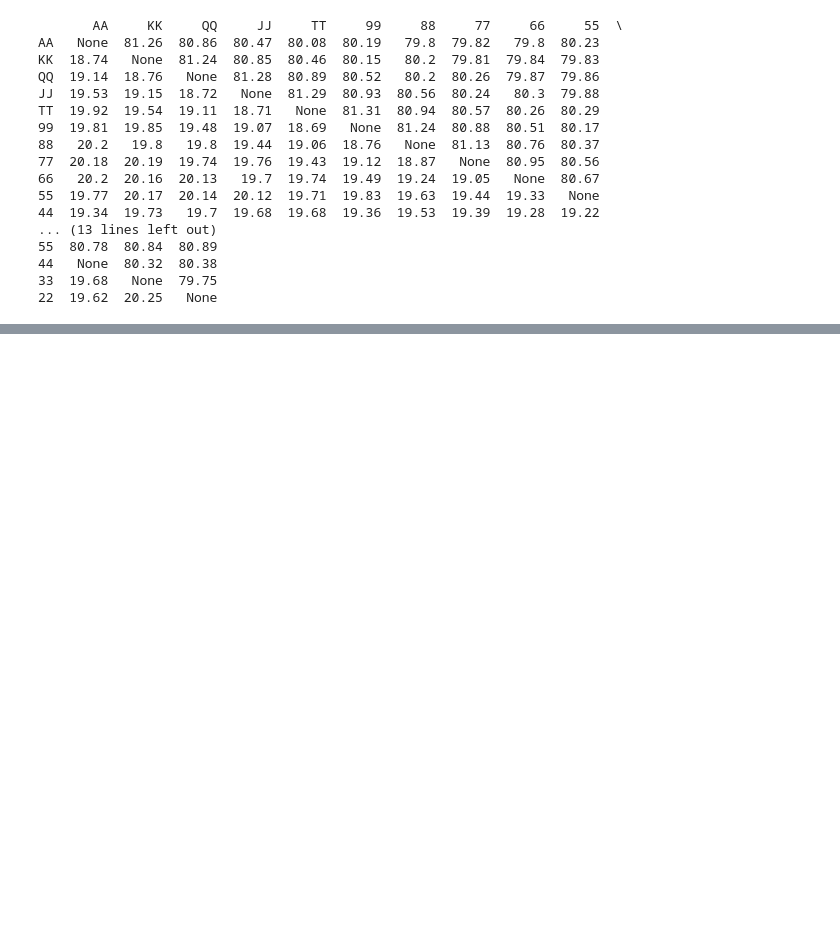
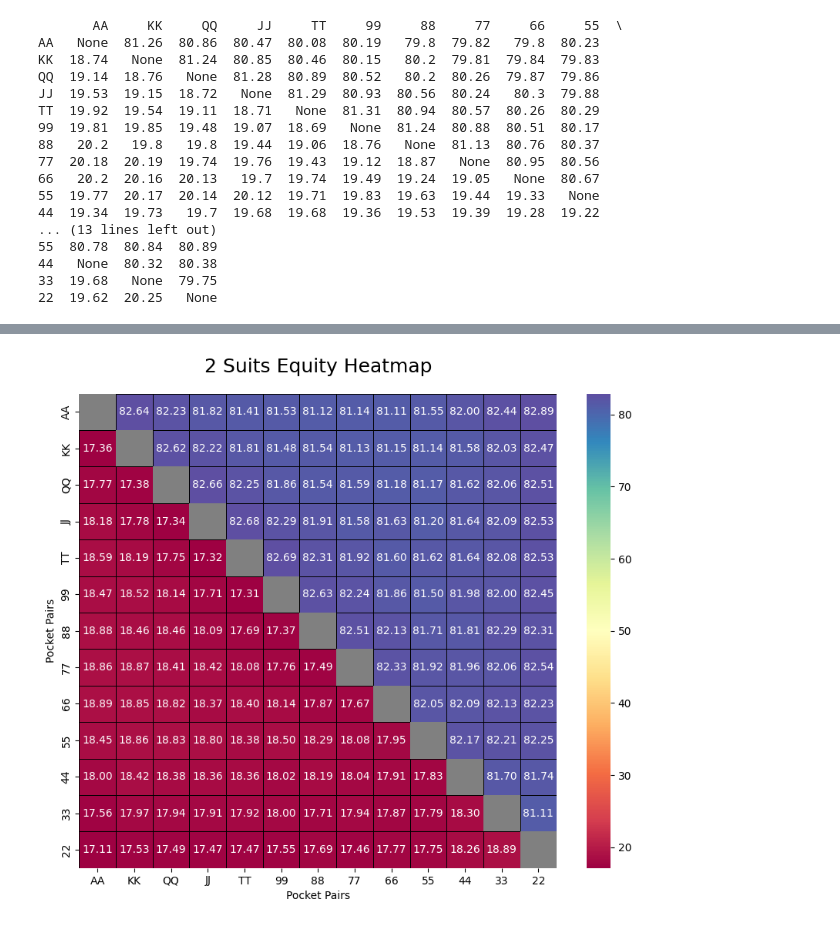
Before and after one commit to VideoPac/hello-world, a Jupyter notebook: SparringGrinder.ipynb, the cells around one changed output, grey strips where cells are left out. Saved outputs shown, nothing was run; the diff lists cells and outputs as text; code cells hidden in the pictures; blank space fills up the shorter version.

```diff
--- a/SparringGrinder.ipynb
+++ b/SparringGrinder.ipynb
@@ -393,0 +854,31 @@ foursuits_df = equity_diff_suit_df.copy()
+# %%
+import pandas as pd
+import numpy as np
+import seaborn as sns
+import matplotlib.pyplot as plt
+
+# Assurer que le DataFrame ne contient pas de valeurs None
+twosuits_df = twosuits_df.applymap(lambda x: np.nan if x is None else x)
+
+# Déterminer les valeurs minimales et maximales du DataFrame
+min_value = twosuits_df.min().min()
+max_value = twosuits_df.max().max()
+
+# Créer une figure
+plt.figure(figsize=(10, 8))
+
+# Créer une heatmap avec sns, en spécifiant vmin et vmax pour s'assurer que le dégradé couvre toute la plage des valeurs
+sns.heatmap(twosuits_df, cmap='Spectral', annot=True, fmt=".2f", cbar=True, vmin=min_value, vmax=max_value, linewidths=.5, linecolor='black')
+
+# Ajouter une diagonale grise pour les paires identiques
+for i in range(len(twosuits_df)):
+    plt.gca().add_patch(plt.Rectangle((i, i), 1, 1, fill=True, color='grey', lw=0))
+
+# Configurer les labels et le titre
+plt.title("2 Suits Equity Heatmap", fontsize=18, pad=20)
+plt.xlabel("Pocket Pairs")
+plt.ylabel("Pocket Pairs")
+
+plt.show()
+# %% [output]
+[figure, added]
```
Also changed, not shown: parts of 16 cells of this notebook.
